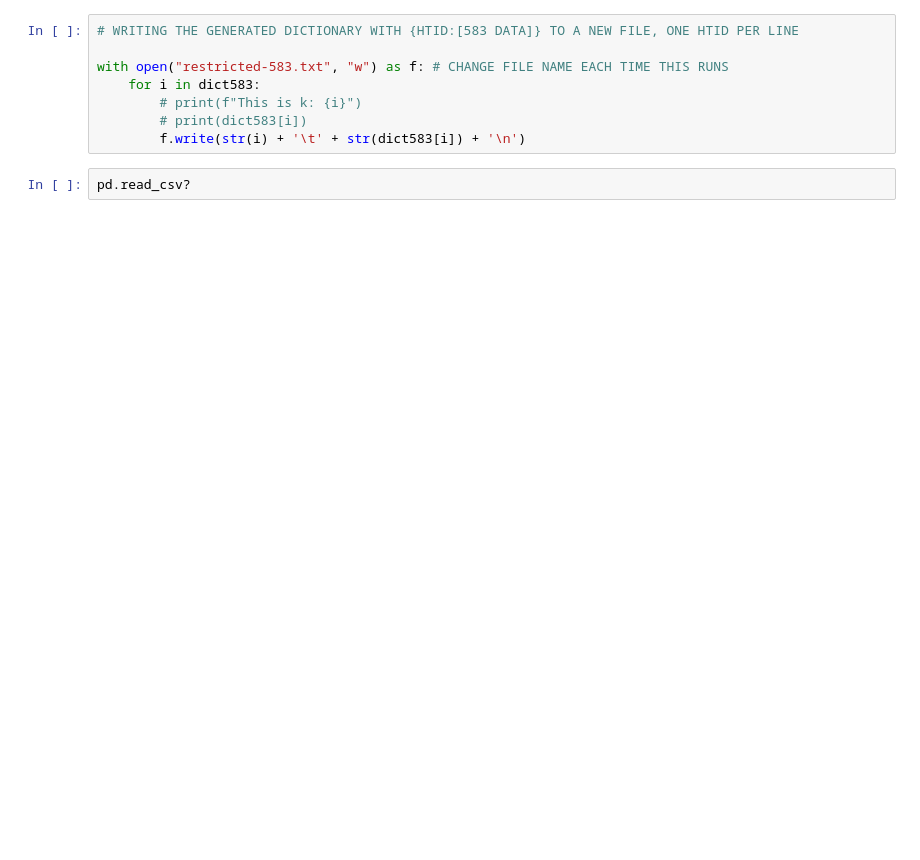
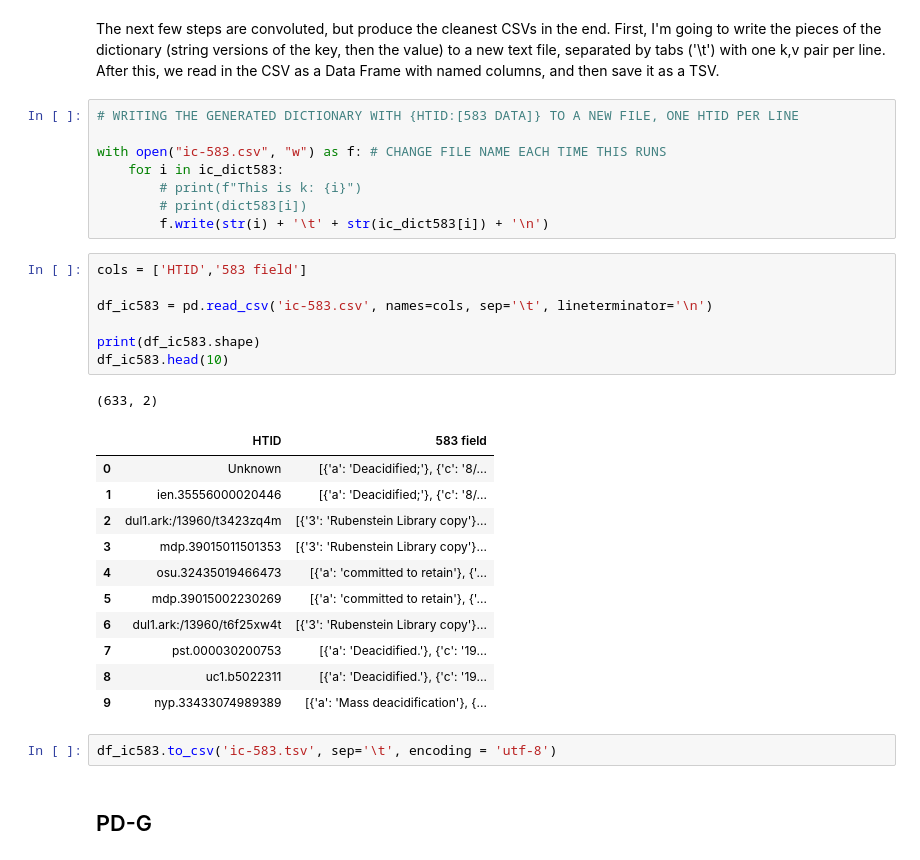
Before and after one commit to rdubnic2/OIDLPP, a Jupyter notebook: 2019 OIDLPP/KD/clean-csv-to-ids-plus-583.ipynb, the cells around one changed output. Drawn from its saved outputs; the diff is of its cells as text; blank space fills up the shorter version.

```diff
--- a/2019 OIDLPP/KD/clean-csv-to-ids-plus-583.ipynb
+++ b/2019 OIDLPP/KD/clean-csv-to-ids-plus-583.ipynb
@@ -80,10 +206,34 @@ print(len(dict583))
+# %% [markdown]
+The next few steps are convoluted, but produce the cleanest CSVs in the end. First, I'm going to write the pieces of the dictionary (string versions of the key, then the value) to a new text file, separated by tabs ('\t') with one k,v pair per line. After this, we read in the CSV as a Data Frame with named columns, and then save it as a TSV.
 # %%
 # WRITING THE GENERATED DICTIONARY WITH {HTID:[583 DATA]} TO A NEW FILE, ONE HTID PER LINE
 
-with open("restricted-583.txt", "w") as f: # CHANGE FILE NAME EACH TIME THIS RUNS
-    for i in dict583:
+with open("ic-583.csv", "w") as f: # CHANGE FILE NAME EACH TIME THIS RUNS
+    for i in ic_dict583:
         # print(f"This is k: {i}")
         # print(dict583[i])
-        f.write(str(i) + '\t' + str(dict583[i]) + '\n')
+        f.write(str(i) + '\t' + str(ic_dict583[i]) + '\n')
-# %%
-pd.read_csv?
+# %%
+cols = ['HTID','583 field']
+
+df_ic583 = pd.read_csv('ic-583.csv', names=cols, sep='\t', lineterminator='\n')
+
+print(df_ic583.shape)
+df_ic583.head(10)
+# %% [output]
+(633, 2)
+|  | HTID | 583 field |
+| 0 | Unknown | [{'a': 'Deacidified;'}, {'c': '8/... |
+| 1 | ien.35556000020446 | [{'a': 'Deacidified;'}, {'c': '8/... |
+| 2 | dul1.ark:/13960/t3423zq4m | [{'3': 'Rubenstein Library copy'}... |
+| 3 | mdp.39015011501353 | [{'3': 'Rubenstein Library copy'}... |
+| 4 | osu.32435019466473 | [{'a': 'committed to retain'}, {'... |
+| 5 | mdp.39015002230269 | [{'a': 'committed to retain'}, {'... |
+| 6 | dul1.ark:/13960/t6f25xw4t | [{'3': 'Rubenstein Library copy'}... |
+| 7 | pst.000030200753 | [{'a': 'Deacidified.'}, {'c': '19... |
+| 8 | uc1.b5022311 | [{'a': 'Deacidified.'}, {'c': '19... |
+| 9 | nyp.33433074989389 | [{'a': 'Mass deacidification'}, {... |
+# %%
+df_ic583.to_csv('ic-583.tsv', sep='\t', encoding = 'utf-8')
+# %% [markdown]
+## PD-G
```
Also changed, not shown: parts of 29 cells of this notebook.
